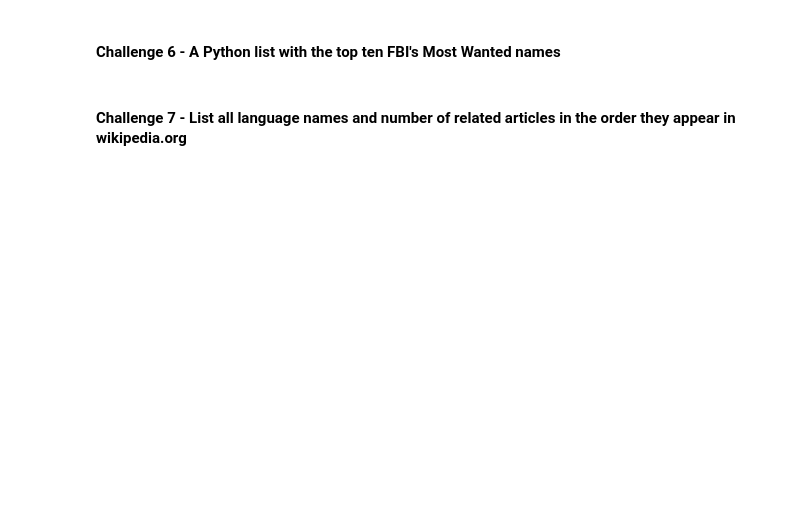
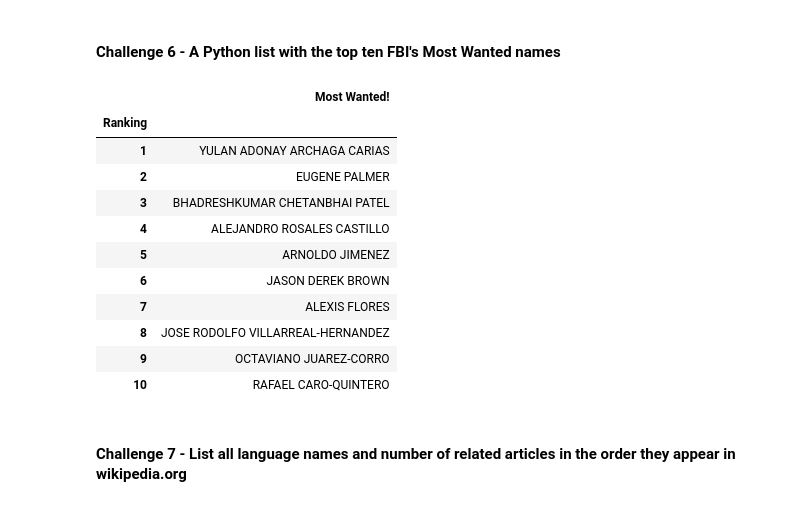
Before and after one commit to Ironhack-Data-Madrid-Enero-2022/lab-web-scraping, a Jupyter notebook: your-code/main.ipynb, the cells around one changed output. Saved outputs shown, nothing was run; the diff lists cells and outputs as text; code cells hidden in the pictures; blank space fills up the shorter version.

```diff
--- a/your-code/main.ipynb
+++ b/your-code/main.ipynb
@@ -105,3 +318,27 @@ url = 'https://www.fbi.gov/wanted/topten'
+# %%
+wanted = [wanted.text.strip().split('\n') for wanted in soup_6.find_all('h3', {'class':'title'})]
+# %%
+wanted_1 = [''.join(w) for w in wanted]
+# %%
+
+dic_Wanted = pd.DataFrame({'Most Wanted!':wanted_1})
+# %%
+dic_Wanted['Ranking']=range(1,11)
+# %%
+Final_Wanted = dic_Wanted.set_index('Ranking')
+# %% [output]
+|  | Most Wanted! |
+| Ranking |  |
+| 1 | YULAN ADONAY ARCHAGA CARIAS |
+| 2 | EUGENE PALMER |
+| 3 | BHADRESHKUMAR CHETANBHAI PATEL |
+| 4 | ALEJANDRO ROSALES CASTILLO |
+| 5 | ARNOLDO JIMENEZ |
+| 6 | JASON DEREK BROWN |
+| 7 | ALEXIS FLORES |
+| 8 | JOSE RODOLFO VILLARREAL-HERNANDEZ |
+| 9 | OCTAVIANO JUAREZ-CORRO |
+| 10 | RAFAEL CARO-QUINTERO |
 # %% [markdown]
 #### Challenge 7 - List all language names and number of related articles in the order they appear in wikipedia.org
 # %%
```
Also changed, not shown: parts of 80 cells of this notebook.
